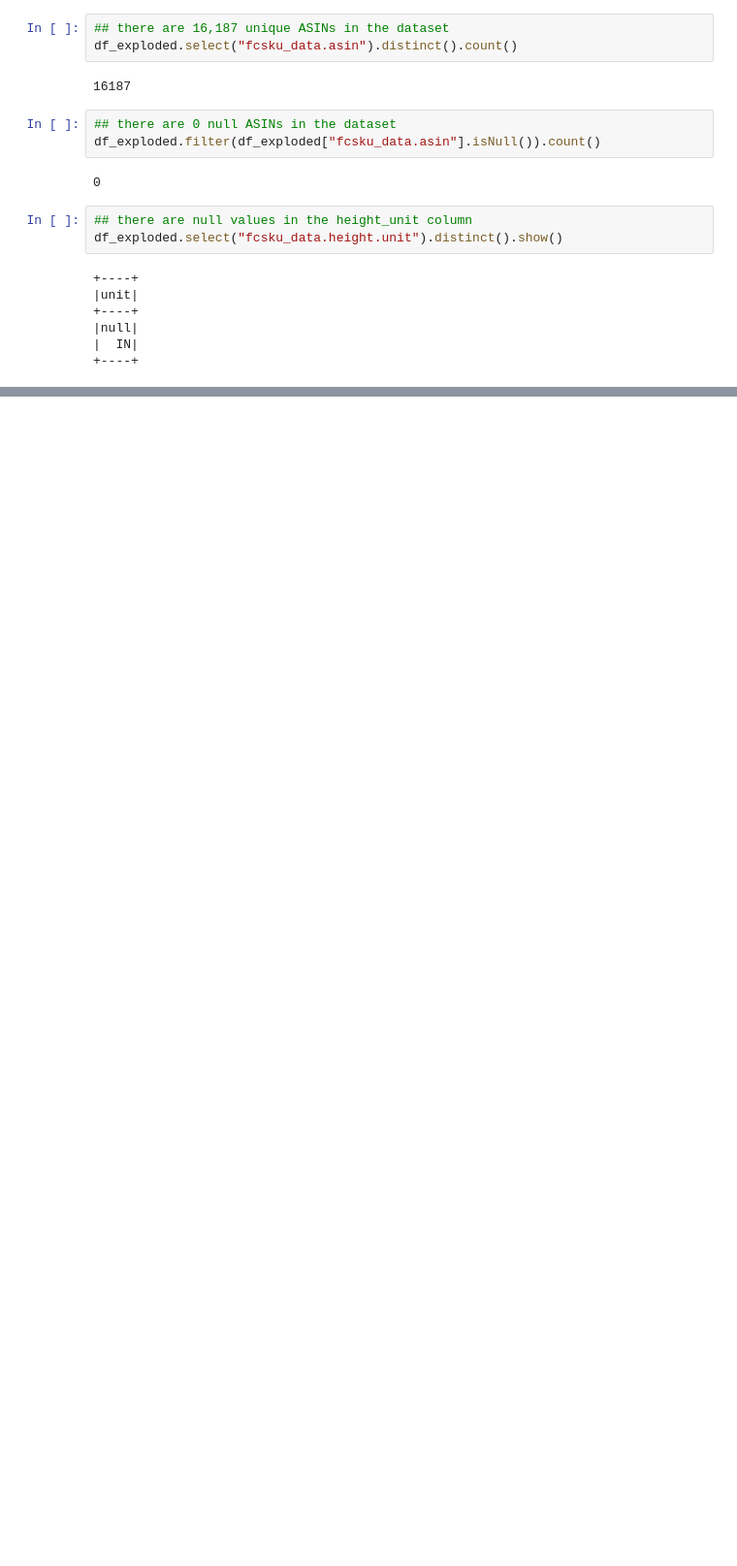
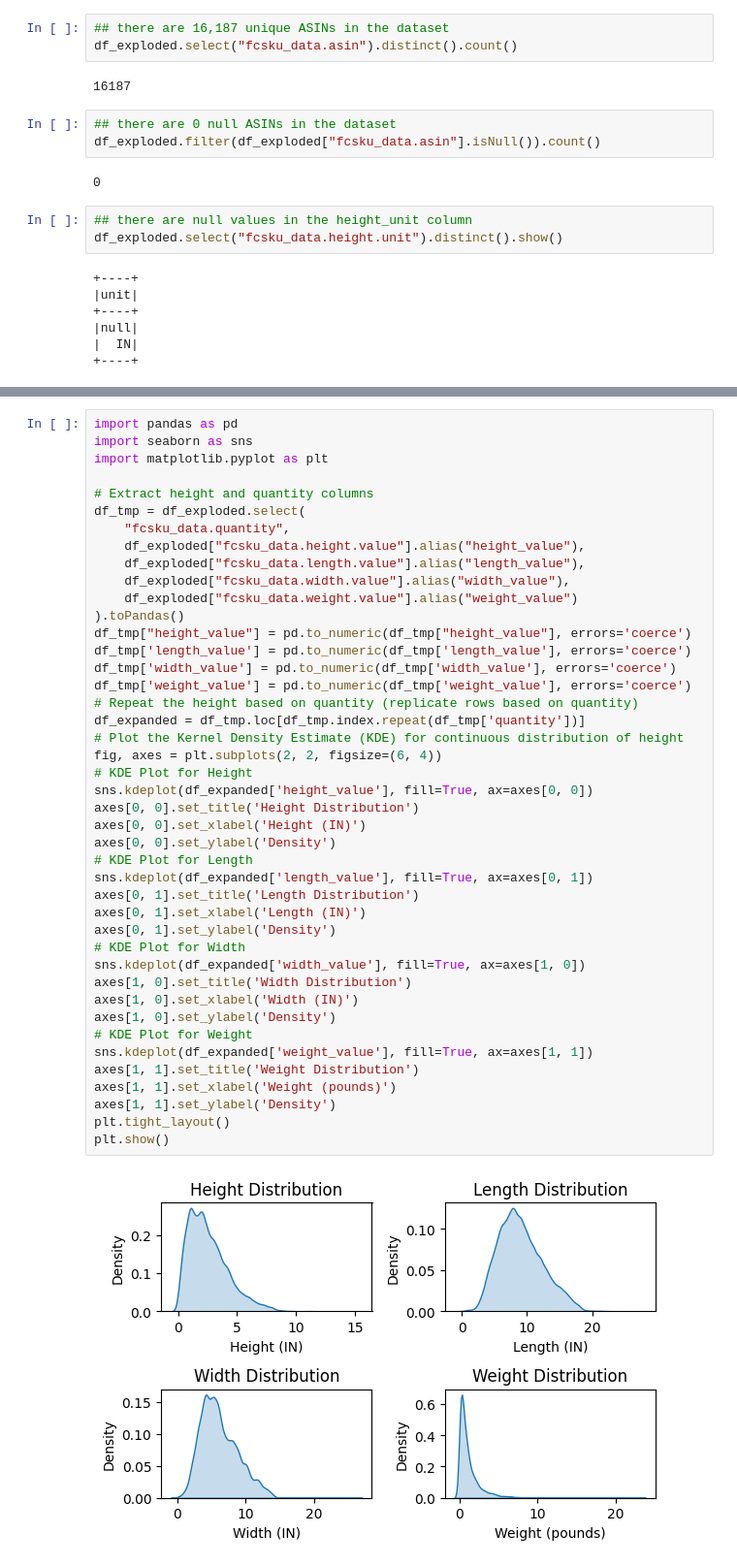
Before and after one commit to nov05/udacity-nd009t-capstone-starter, a Jupyter notebook: docker_workspace/aft-vbi-pds.ipynb, the cells around one changed output, grey strips where cells are left out. Shown at 97% size. Saved outputs shown, nothing was run; the diff lists cells and outputs as text; blank space fills up the shorter version.

```diff
--- a/docker_workspace/aft-vbi-pds.ipynb
+++ b/docker_workspace/aft-vbi-pds.ipynb
@@ -146,0 +184,45 @@ aggregated_df.show(truncate=False)
+# %%
+import pandas as pd
+import seaborn as sns
+import matplotlib.pyplot as plt
+
+# Extract height and quantity columns
+df_tmp = df_exploded.select(
+    "fcsku_data.quantity",
+    df_exploded["fcsku_data.height.value"].alias("height_value"),
+    df_exploded["fcsku_data.length.value"].alias("length_value"),
+    df_exploded["fcsku_data.width.value"].alias("width_value"),
+    df_exploded["fcsku_data.weight.value"].alias("weight_value")
+).toPandas()
+df_tmp["height_value"] = pd.to_numeric(df_tmp["height_value"], errors='coerce')
+df_tmp['length_value'] = pd.to_numeric(df_tmp['length_value'], errors='coerce')
+df_tmp['width_value'] = pd.to_numeric(df_tmp['width_value'], errors='coerce')
+df_tmp['weight_value'] = pd.to_numeric(df_tmp['weight_value'], errors='coerce')
+# Repeat the height based on quantity (replicate rows based on quantity)
+df_expanded = df_tmp.loc[df_tmp.index.repeat(df_tmp['quantity'])]
+# Plot the Kernel Density Estimate (KDE) for continuous distribution of height
+fig, axes = plt.subplots(2, 2, figsize=(6, 4))
+# KDE Plot for Height
+sns.kdeplot(df_expanded['height_value'], fill=True, ax=axes[0, 0])
+axes[0, 0].set_title('Height Distribution')
+axes[0, 0].set_xlabel('Height (IN)')
+axes[0, 0].set_ylabel('Density')
+# KDE Plot for Length
+sns.kdeplot(df_expanded['length_value'], fill=True, ax=axes[0, 1])
+axes[0, 1].set_title('Length Distribution')
+axes[0, 1].set_xlabel('Length (IN)')
+axes[0, 1].set_ylabel('Density')
+# KDE Plot for Width
+sns.kdeplot(df_expanded['width_value'], fill=True, ax=axes[1, 0])
+axes[1, 0].set_title('Width Distribution')
+axes[1, 0].set_xlabel('Width (IN)')
+axes[1, 0].set_ylabel('Density')
+# KDE Plot for Weight
+sns.kdeplot(df_expanded['weight_value'], fill=True, ax=axes[1, 1])
+axes[1, 1].set_title('Weight Distribution')
+axes[1, 1].set_xlabel('Weight (pounds)')
+axes[1, 1].set_ylabel('Density')
+plt.tight_layout()
+plt.show()
+# %% [output]
+[figure, added]
```
Also changed, not shown: parts of 2 cells of this notebook, 1 other file.
